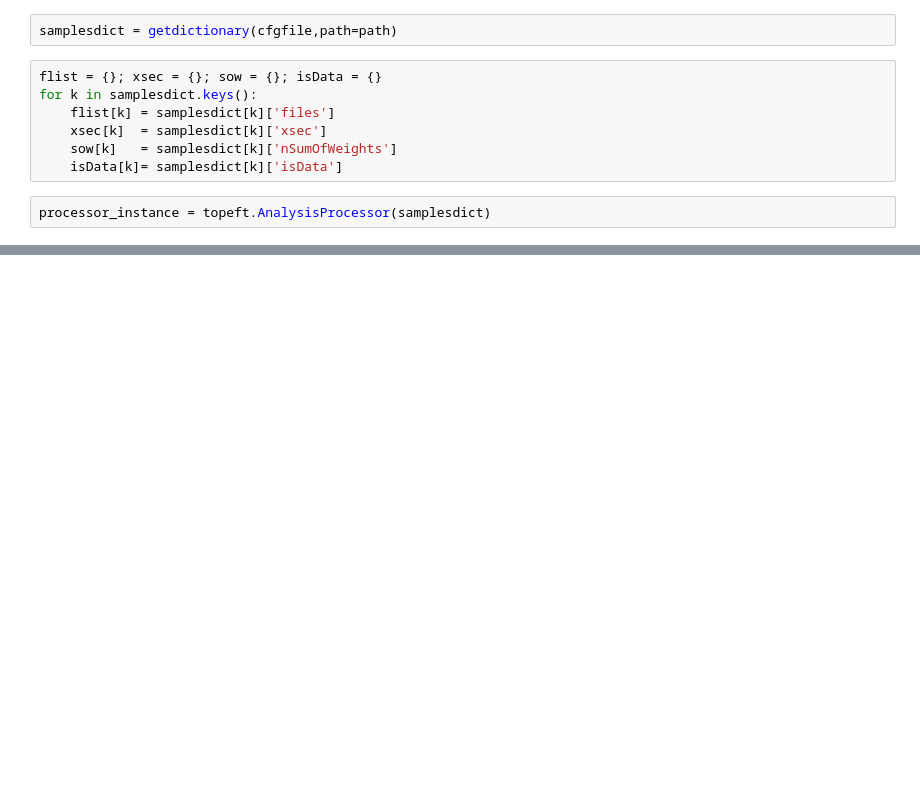
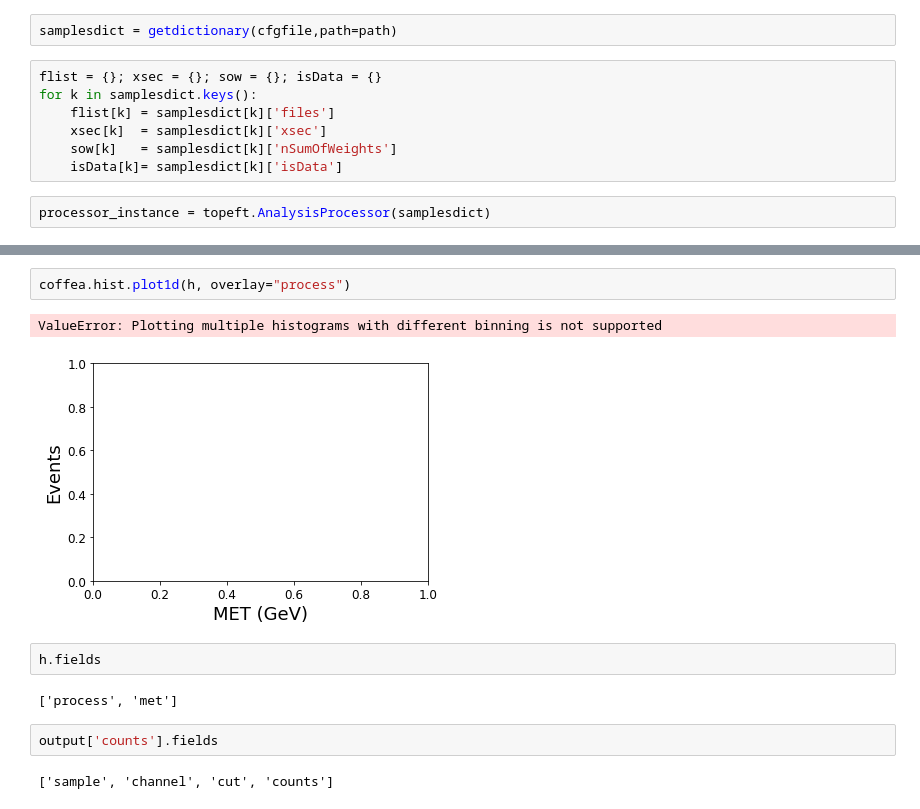
Before and after one commit to TopEFT/topeft, a Jupyter notebook: notebooks/coffea-casa.ipynb, the cells around one changed output, grey strips where cells are left out. Saved outputs shown, nothing was run; the diff lists cells and outputs as text; blank space fills up the shorter version.

```diff
--- a/notebooks/coffea-casa.ipynb
+++ b/notebooks/coffea-casa.ipynb
@@ -243,0 +202,13 @@ print('Done!')
+# %%
+coffea.hist.plot1d(h, overlay="process")
+# %% [output]
+ValueError: Plotting multiple histograms with different binning is not supported
+[figure, added]
+# %%
+h.fields
+# %% [output]
+['process', 'met']
+# %%
+output['counts'].fields
+# %% [output]
+['sample', 'channel', 'cut', 'counts']
```
Also changed, not shown: parts of 40 cells of this notebook.
